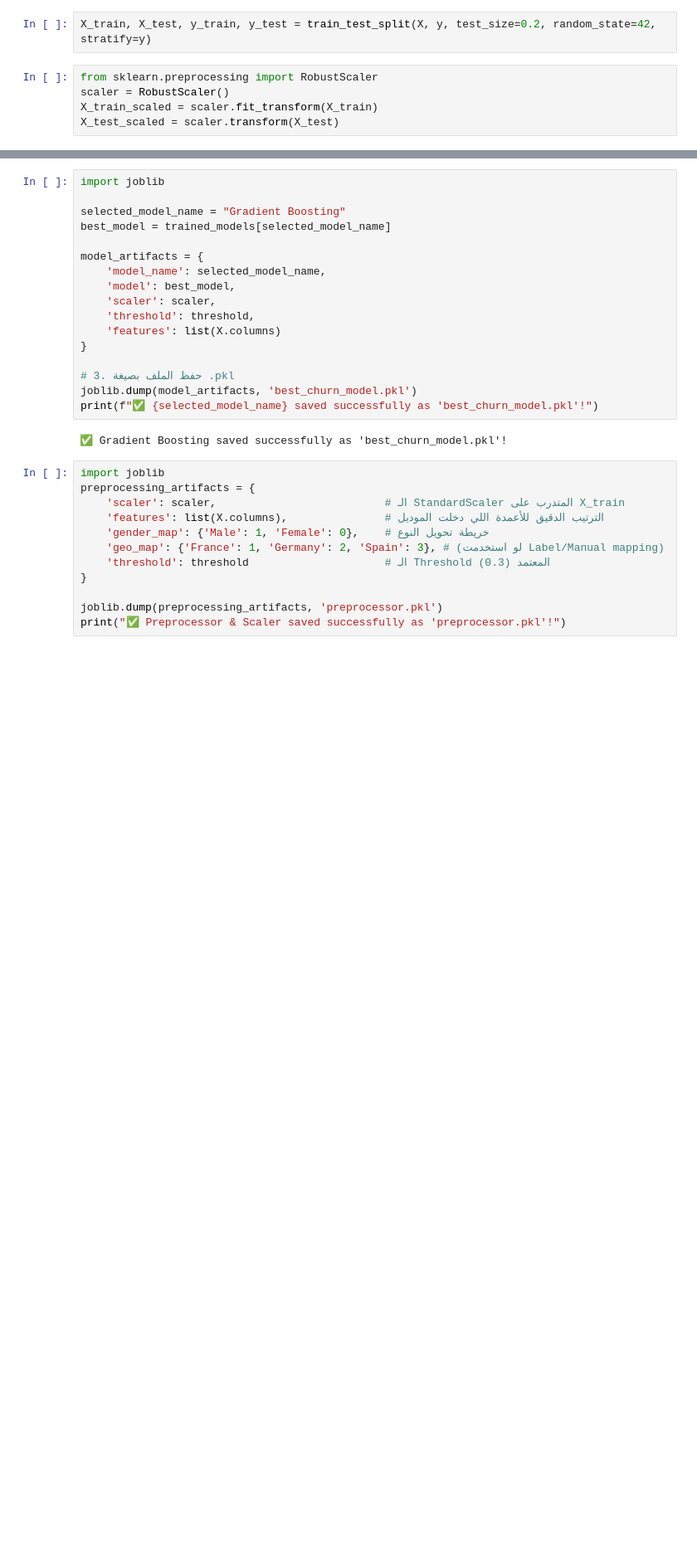
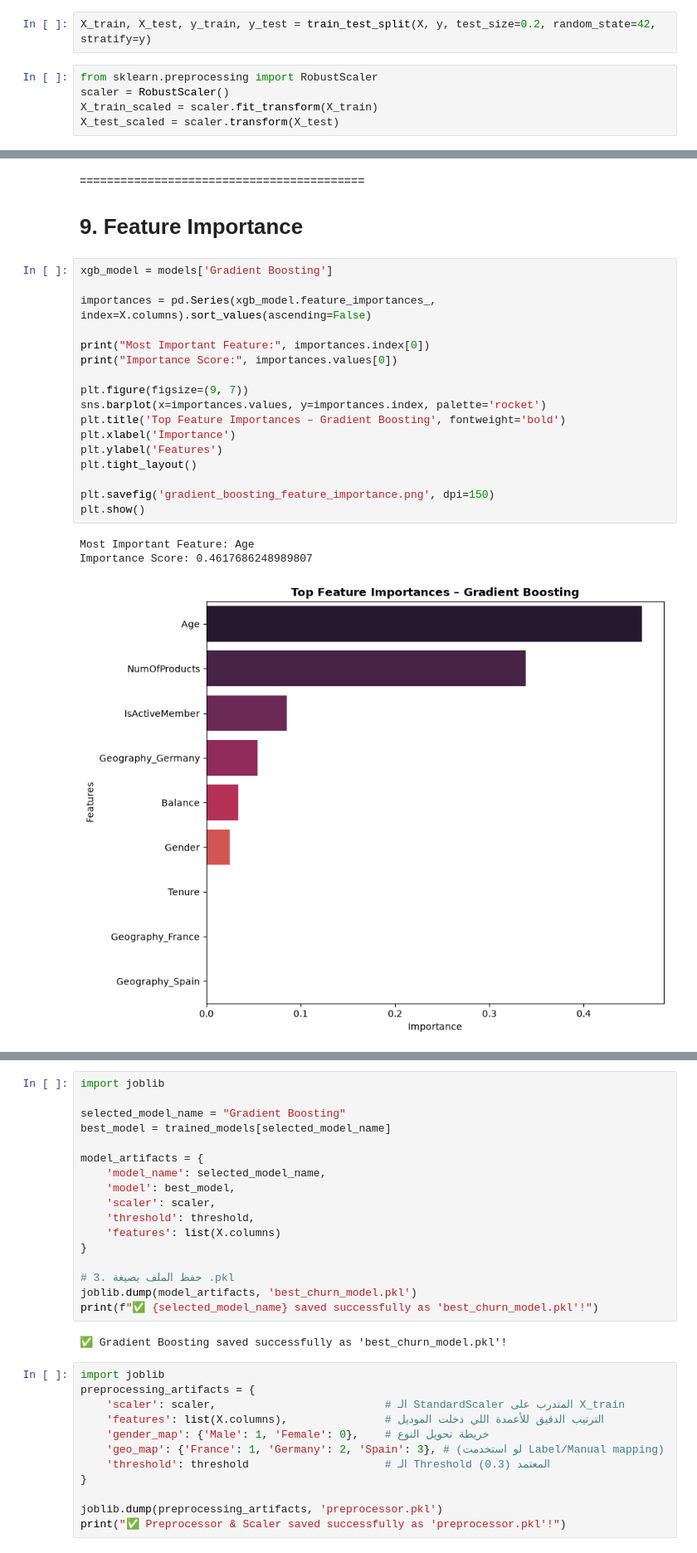
Before and after one commit to abdallahsayedabdallah74/Bank-Customer-Churn-Prediction, a Jupyter notebook: Project_F.ipynb, the cells around one changed output, grey strips where cells are left out. Shown at 83% size. Saved outputs shown, nothing was run; the diff lists cells and outputs as text; blank space fills up the shorter version.

```diff
--- a/Project_F.ipynb
+++ b/Project_F.ipynb
@@ -830,0 +888,24 @@ display(results_df.style.background_gradient(
+# %% [markdown]
+==========================================
+# 9. Feature Importance
+# %%
+xgb_model = models['Gradient Boosting']
+
+importances = pd.Series(xgb_model.feature_importances_, index=X.columns).sort_values(ascending=False)
+
+print("Most Important Feature:", importances.index[0])
+print("Importance Score:", importances.values[0])
+
+plt.figure(figsize=(9, 7))
+sns.barplot(x=importances.values, y=importances.index, palette='rocket')
+plt.title('Top Feature Importances – Gradient Boosting', fontweight='bold')
+plt.xlabel('Importance')
+plt.ylabel('Features')
+plt.tight_layout()
+
+plt.savefig('gradient_boosting_feature_importance.png', dpi=150)
+plt.show()
+# %% [output]
+Most Important Feature: Age
+Importance Score: 0.4617686248989807
+[figure, added]
```
Also changed, not shown: parts of 27 cells of this notebook, 4 other files.
